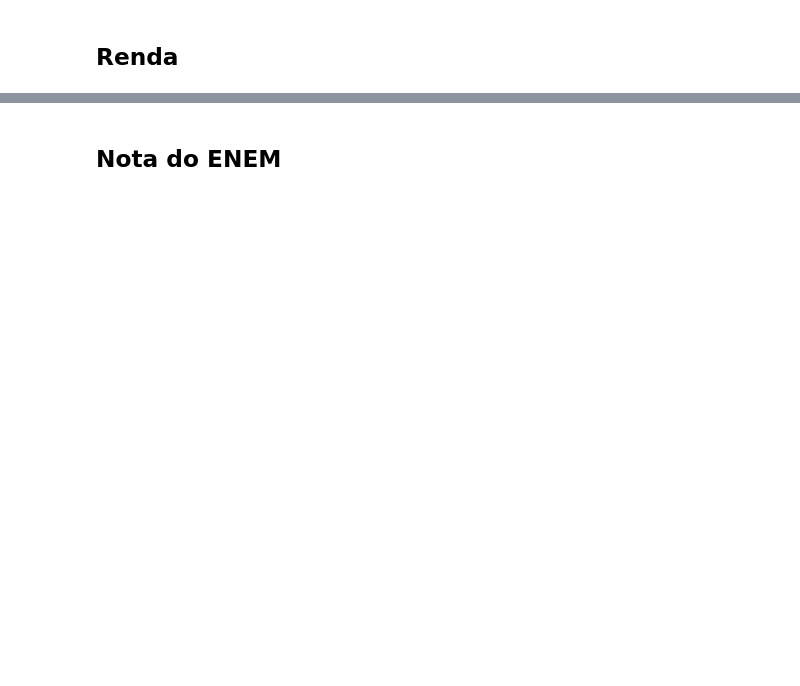
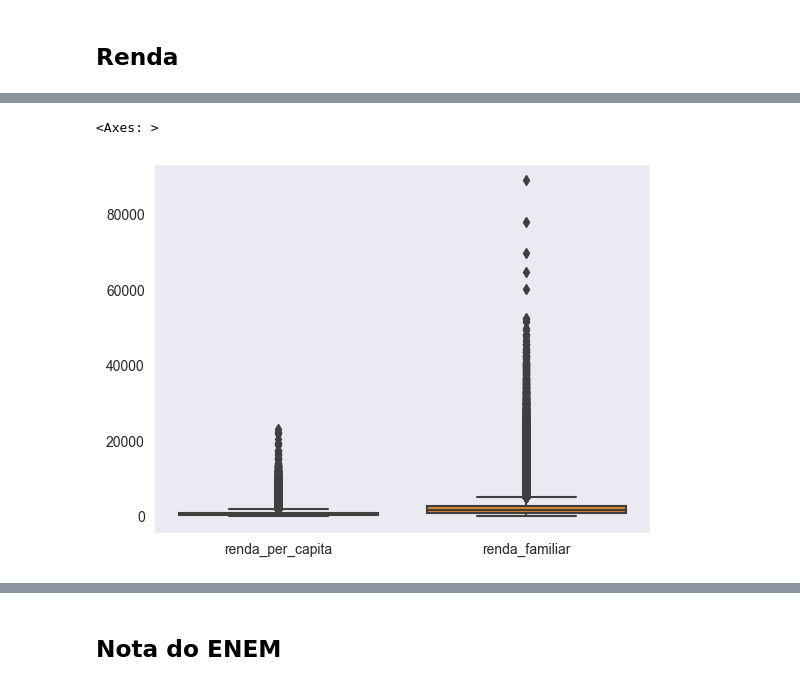
Before and after one commit to MarcosViniciusAraujo/puc-rio-aprendizado-automatico, a Jupyter notebook: Educacao_superior.ipynb, the cells around one changed output, grey strips where cells are left out. Drawn from its saved outputs; the diff is of its cells as text; code cells hidden in the pictures; blank space fills up the shorter version.

```diff
--- a/Educacao_superior.ipynb
+++ b/Educacao_superior.ipynb
@@ -290,4 +324,6 @@ df['safra_entrada'].unique()
 # %%
-df['safra_entrada'] = df['safra_entrada'].apply(lambda x : x.replace('S', '.'))
+# Substitui notação para indicação de semestre na safra de entrada
+df['safra_entrada'] = df['safra_entrada'].apply(lambda x : x.replace(',0', '.1'))
+df['safra_entrada'] = df['safra_entrada'].apply(lambda x : x.replace(',5', '.2'))
 
-df['safra_entrada'].unique()
+np.sort(df['safra_entrada'].unique())
@@ -302 +345,8 @@ df['idade'] = df['dt_nascimento'].apply(calculate_age)
+# %%
+# Removendo coluna que passa a ser obsoleta
+df.drop(
+    ['dt_nascimento'],
+    axis=1,
+    inplace=True
+)
 # %%
@@ -321 +377,10 @@ df['renda_per_capita'] \
+# %%
+# Exibe gráfico que inclui valores discrepantes inicialmente
+sns.boxplot(
+    data = df[['renda_per_capita', 'renda_familiar']],
+    showfliers=True
+)
+# %% [output]
+<Axes: >
+[figure, added]
 # %%
```
Also changed, not shown: parts of 32 cells of this notebook.
